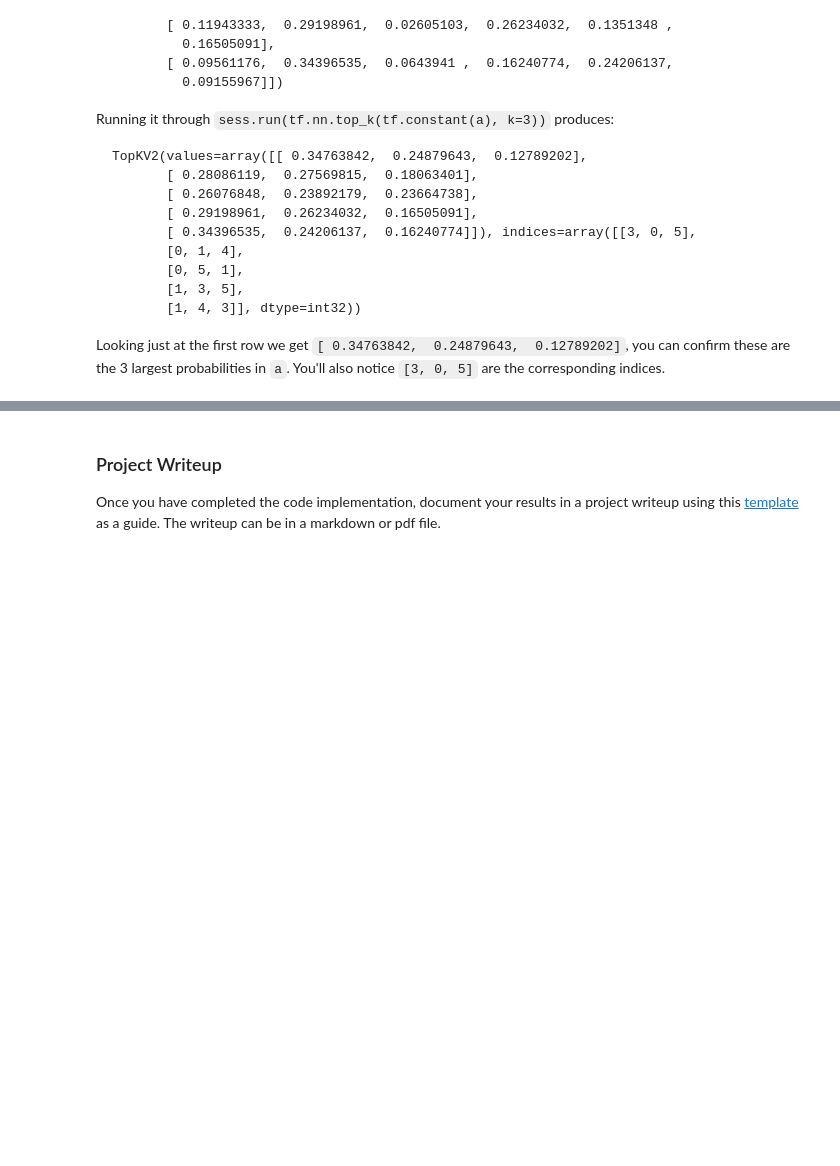
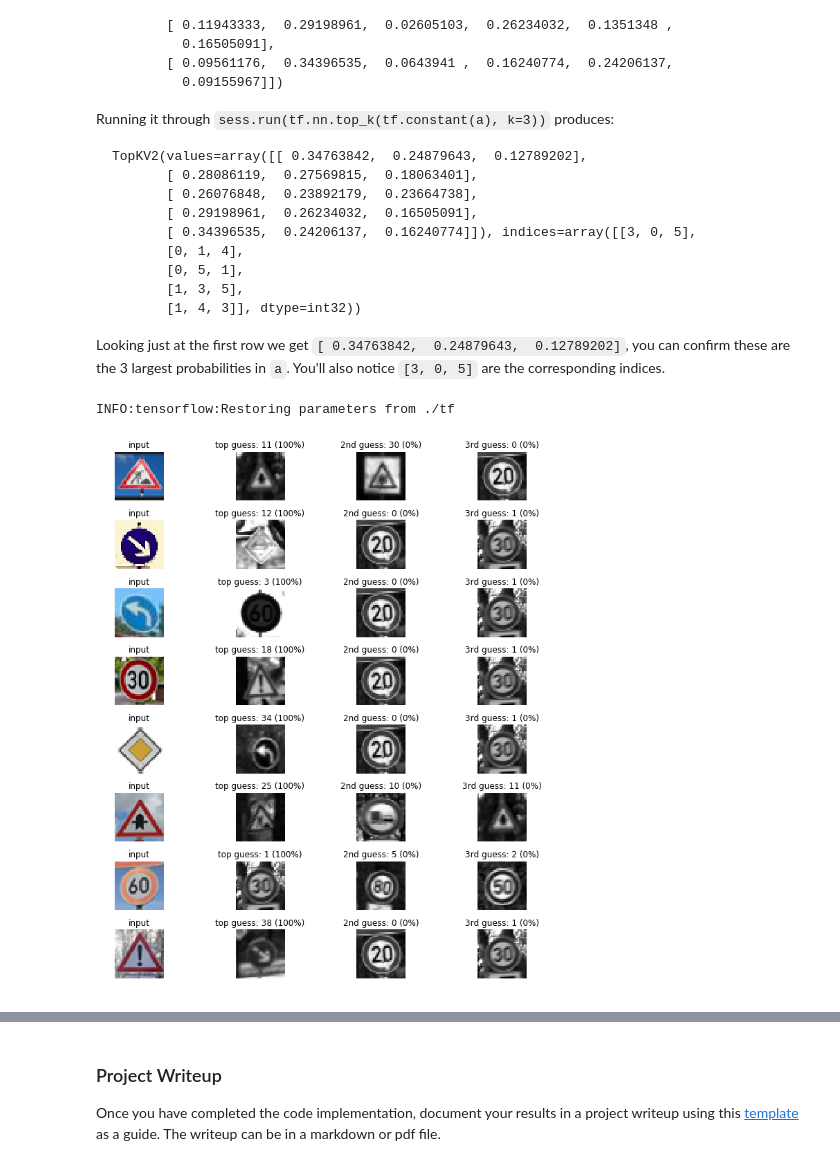
Before and after one commit to x65han/Traffic-Sign-Classifier, a Jupyter notebook: Traffic_Sign_Classifier.ipynb, the cells around one changed output, grey strips where cells are left out. Drawn from its saved outputs; the diff is of its cells as text; code cells hidden in the pictures; blank space fills up the shorter version.

```diff
--- a/Traffic_Sign_Classifier.ipynb
+++ b/Traffic_Sign_Classifier.ipynb
@@ -164,0 +287,7 @@ sets imply underfitting. A high accuracy on the training set but low accuracy on
+# %%
+# Evaluate the Model
+with tf.Session() as sess:
+    saver.restore(sess, tf.train.latest_checkpoint('.'))
+
+    test_accuracy = evaluate(X_test, y_test)
+    print("Test Accuracy = {:.3f}".format(test_accuracy))
@@ -231,0 +379,43 @@ Looking just at the first row we get `[ 0.34763842,  0.24879643,  0.12789202]`,
+# %%
+
+### Visualize the softmax probabilities here.
+### Feel free to use as many code cells as needed.
+
+softmax_logits = tf.nn.softmax(logits)
+top_k = tf.nn.top_k(softmax_logits, k=3)
+
+
+with tf.Session() as sess:
+    saver.restore(sess, tf.train.latest_checkpoint('.'))
+    my_softmax_logits = sess.run(softmax_logits, feed_dict={x: my_features})
+    my_top_k = sess.run(top_k, feed_dict={x: my_features})
+
+
+    fig, axs = plt.subplots(len(my_features),4, figsize=(12, 14))
+    fig.subplots_adjust(hspace = .4, wspace=.2)
+    axs = axs.ravel()
+
+    for i, image in enumerate(my_original_features):
+        axs[4*i].axis('off')
+        axs[4*i].imshow(image)
+        axs[4*i].set_title('input')
+        guess1 = my_top_k[1][i][0]
+        index1 = np.argwhere(y_valid == guess1)[0]
+        axs[4*i+1].axis('off')
+        axs[4*i+1].imshow(X_valid[index1].squeeze(), cmap='gray')
+        axs[4*i+1].set_title('top guess: {} ({:.0f}%)'.format(guess1, 100*my_top_k[0][i][0]))
+        guess2 = my_top_k[1][i][1]
+        index2 = np.argwhere(y_valid == guess2)[0]
+        axs[4*i+2].axis('off')
+        axs[4*i+2].imshow(X_valid[index2].squeeze(), cmap='gray')
+        axs[4*i+2].set_title('2nd guess: {} ({:.0f}%)'.format(guess2, 100*my_top_k[0][i][1]))
+        guess3 = my_top_k[1][i][2]
+        index3 = np.argwhere(y_valid == guess3)[0]
+        axs[4*i+3].axis('off')
+        axs[4*i+3].imshow(X_valid[index3].squeeze(), cmap='gray')
+        axs[4*i+3].set_title('3rd guess: {} ({:.0f}%)'.format(guess3, 100*my_top_k[0][i][2]))
+
+plt.show()
+# %% [output]
+INFO:tensorflow:Restoring parameters from ./tf
+[figure, added]
```
Also changed, not shown: parts of 19 cells of this notebook, 2 other files.
